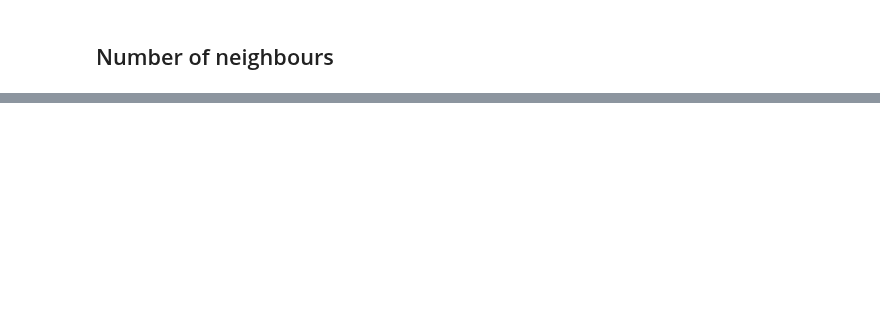
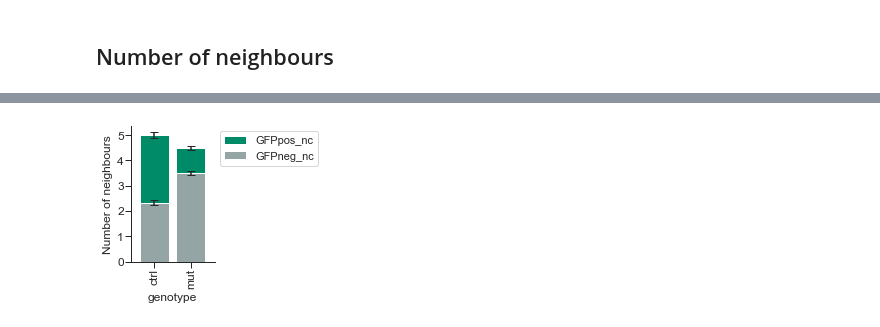
Before and after one commit to morriso1/clonedetective, a Jupyter notebook: 04_Tutorial_Downstream_Analysis_Python.ipynb, the cells around one changed output, grey strips where cells are left out. Drawn from its saved outputs; the diff is of its cells as text; code cells hidden in the pictures; blank space fills up the shorter version.

```diff
--- a/04_Tutorial_Downstream_Analysis_Python.ipynb
+++ b/04_Tutorial_Downstream_Analysis_Python.ipynb
@@ -277,0 +315,36 @@ nc_df['genotype'] = np.where(nc_df.reset_index()["int_img"].str.match(r"a1"), "c
+# %%
+gfp_df_gr = (
+    df.query('int_img_ch == "C0"')
+    .set_index(["int_img", "label", "GFP_clone"])
+    .filter(regex="GFP|tot_nc")
+    .groupby(["int_img", "GFP_clone"])
+    .mean()
+    .reset_index()
+)
+# %%
+gfp_df_gr["genotype"] = np.where(gfp_df_gr["int_img"].str.match(r"a1"), "ctrl", "mut")
+# %%
+gfp_df_gr["clone_status"] = np.where(gfp_df_gr["GFP_clonepos"] > 0, "IC", "OC")
+# %%
+inside_gfp_df_gr = gfp_df_gr.query('clone_status == "IC"')
+
+gfp_df_gr_mean = (
+    inside_gfp_df_gr[["genotype", "GFPneg_nc", "GFPpos_nc"]]
+    .groupby("genotype")
+    .median()
+)
+
+gfp_df_gr_sem = (
+    inside_gfp_df_gr[["genotype", "GFPneg_nc", "GFPpos_nc"]].groupby("genotype").sem()
+)
+# %%
+ca.create_stack_bar_plot(
+    gfp_df_gr_mean,
+    gfp_df_gr_sem,
+    x_figSize=1.5,
+    color_pal=["#95a5a6", "#008b68"],
+    bar_width=0.8,
+    y_label="Number of neighbours",
+)
+# %% [output]
+[figure, added]
```
Also changed, not shown: parts of 49 cells of this notebook, 3 other files.
